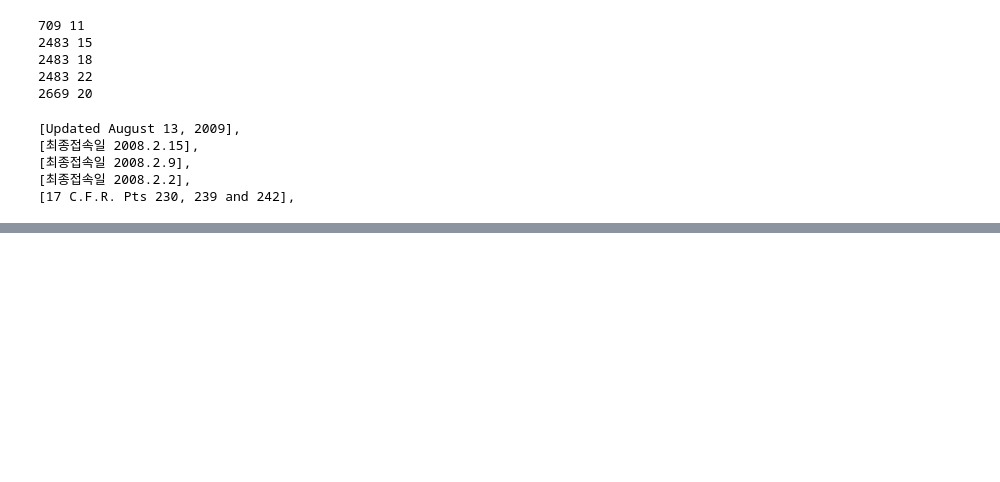
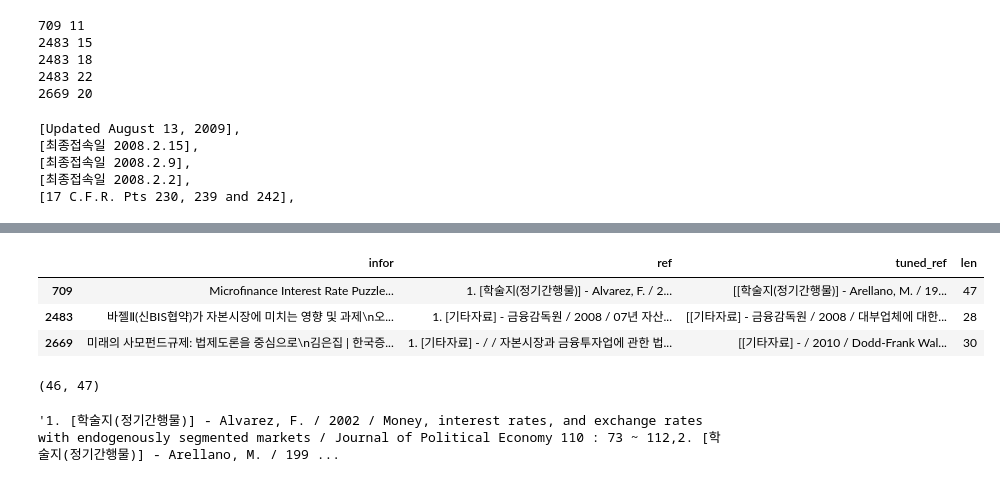
Before and after one commit to hskimim/Quantitative_Finance, a Jupyter notebook: SSU/finlab/extract_reference/New_Trial_1025/tuning_dataframe_with_references.ipynb, the cells around one changed output, grey strips where cells are left out. Saved outputs shown, nothing was run; the diff lists cells and outputs as text; code cells hidden in the pictures; blank space fills up the shorter version.

```diff
--- a/SSU/finlab/extract_reference/New_Trial_1025/tuning_dataframe_with_references.ipynb
+++ b/SSU/finlab/extract_reference/New_Trial_1025/tuning_dataframe_with_references.ipynb
@@ -138,0 +209,8 @@ print(df['tuned_ref'].values[2669][20])
+# %%
+sum_ = 0
+check_list = []
+
+for i in range(len(df['tuned_ref'])):
+    if int(df['len'].values[i]) != len(df['tuned_ref'].values[i]):
+        sum_ += 1
+        check_list.append(i)
@@ -138,0 +225,16 @@ print(df['tuned_ref'].values[2669][20])
+# %%
+testing_df = df.iloc[check_list][df.iloc[check_list]['tuned_ref'] != '0']
+testing_df
+# %% [output]
+|  | infor | ref | tuned_ref | len |
+| 709 | Microfinance Interest Rate Puzzle... | 1. [학술지(정기간행물)] - Alvarez, F. / 2... | [[학술지(정기간행물)] - Arellano, M. / 19... | 47 |
+| 2483 | 바젤Ⅱ(신BIS협약)가 자본시장에 미치는 영향 및 과제\n오... | 1. [기타자료] - 금융감독원 / 2008 / 07년 자산... | [[기타자료] - 금융감독원 / 2008 / 대부업체에 대한... | 28 |
+| 2669 | 미래의 사모펀드규제: 법제도론을 중심으로\n김은집 | 한국증... | 1. [기타자료] - / / 자본시장과 금융투자업에 관한 법... | [[기타자료] - / 2010 / Dodd-Frank Wal... | 30 |
+# %%
+len(testing_df['tuned_ref'].values[0]) , testing_df['len'].values[0]
+# %% [output]
+(46, 47)
+# %%
+testing_df['ref'].values[0]
+# %% [output]
+'1. [학술지(정기간행물)] - Alvarez, F. / 2002 / Money, interest rates, and exchange rates with endogenously segmented markets / Journal of Political Economy 110 : 73 ~ 112,2. [학술지(정기간행물)] - Arellano, M. / 199 ...
```
Also changed, not shown: parts of 34 cells of this notebook, 1 other file.
